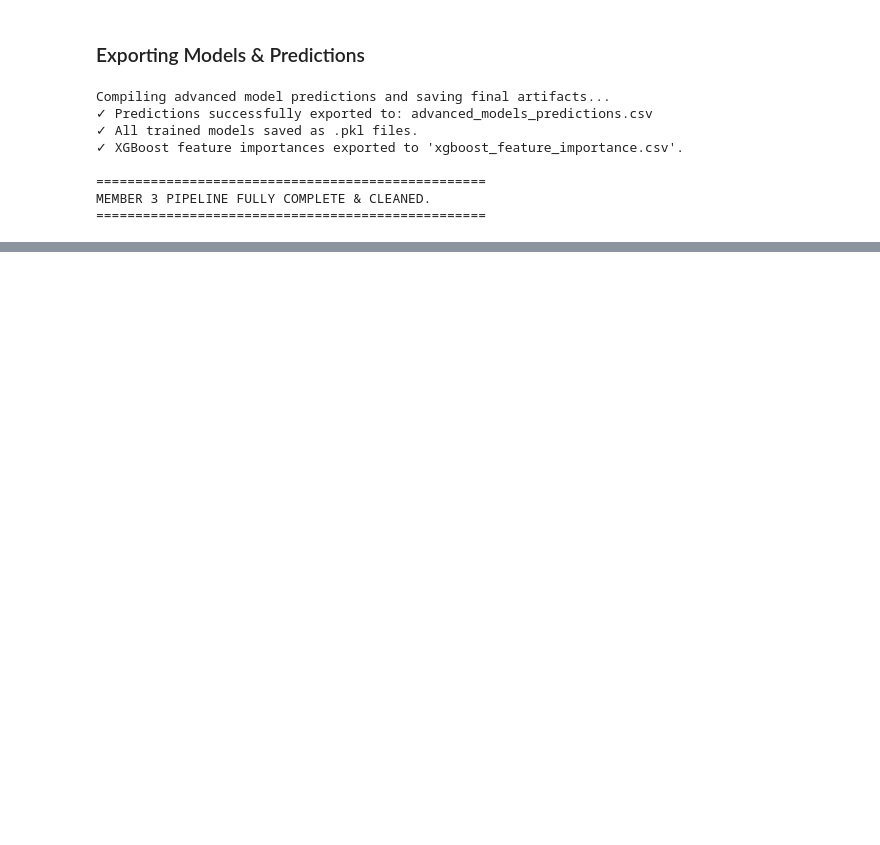
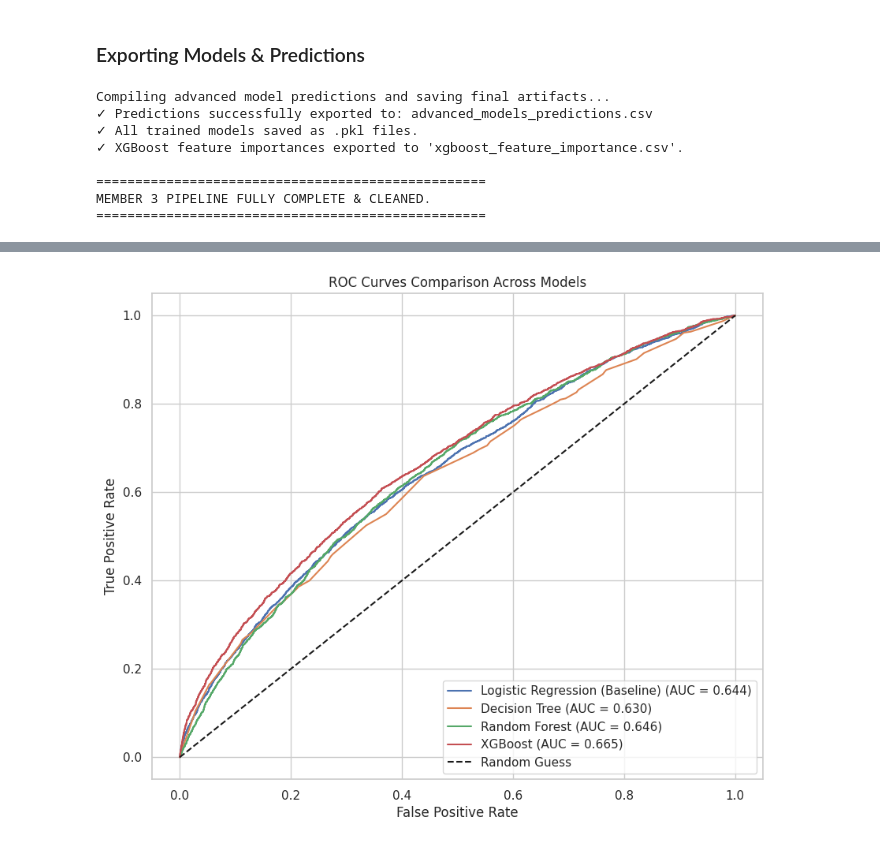
Before and after one commit to Malith-Kanishka/2026-AI-21-Diabetes, a Jupyter notebook: 2026-ai-21-diabete.ipynb, the cells around one changed output, grey strips where cells are left out. Drawn from its saved outputs; the diff is of its cells as text; code cells hidden in the pictures; blank space fills up the shorter version.

Commit message:
Kaggle Notebook | 2026-AI-21-Diabetes | Model Evaluation

```diff
--- a/2026-ai-21-diabete.ipynb
+++ b/2026-ai-21-diabete.ipynb
@@ -957,0 +961,5 @@ MEMBER 3 PIPELINE FULLY COMPLETE & CLEANED.
+# %%
+# Run this cell to automatically find your logistic regression model variable name
+for name, obj in list(globals().items()):
+    if 'logistic' in type(obj).__name__.lower() or 'lr' in name.lower() or 'logistic' in name.lower():
+        print(f"Found variable: '{name}' (Type: {type(obj)})")
@@ -957,0 +969,6 @@ MEMBER 3 PIPELINE FULLY COMPLETE & CLEANED.
+# %%
+# Run this to find the exact variable names for your other models
+for name, obj in list(globals().items()):
+    obj_type = type(obj).__name__.lower()
+    if any(keyword in obj_type or keyword in name.lower() for keyword in ['tree', 'forest', 'xgb', 'gradient', 'classif']):
+        print(f"Found variable: '{name}' (Type: {type(obj)})")
@@ -957,0 +989,68 @@ MEMBER 3 PIPELINE FULLY COMPLETE & CLEANED.
+# %%
+from sklearn.metrics import (
+    classification_report,
+    confusion_matrix,
+    roc_auc_score,
+    roc_curve
+)
+import matplotlib.pyplot as plt
+import seaborn as sns
+import pandas as pd
+import numpy as np
+
+def evaluate_classification_models(models_dict, X_test, y_test):
+    """
+    Evaluates models safely by using raw numpy arrays (.values) to avoid
+    feature-name mismatch errors across different model types (sklearn vs xgboost).
+    """
+    evaluation_results = []
+    plt.figure(figsize=(10, 8))
+
+    # Convert X_test to numpy array to bypass strict feature name checks across models
+    X_test_array = X_test.values if hasattr(X_test, "values") else X_test
+
+    for name, model in models_dict.items():
+        y_pred = model.predict(X_test_array)
+        if hasattr(model, "predict_proba"):
+            y_prob = model.predict_proba(X_test_array)[:, 1]
+            roc_auc = roc_auc_score(y_test, y_prob)
+            fpr, tpr, _ = roc_curve(y_test, y_prob)
+            plt.plot(fpr, tpr, label=f"{name} (AUC = {roc_auc:.3f})")
+        else:
+            roc_auc = None
+
+        report = classification_report(y_test, y_pred, output_dict=True)
+
+        print(f"================ {name} Evaluation ================")
+        print(classification_report(y_test, y_pred))
+        print(f"ROC-AUC: {roc_auc if roc_auc else 'N/A'}\n")
+
+        evaluation_results.append({
+            "Model": name,
+            "Accuracy": report["accuracy"],
+            "Precision (Class 1)": report["1"]["precision"],
+            "Recall (Class 1)": report["1"]["recall"],
+            "F1-Score (Class 1)": report["1"]["f1-score"],
+            "ROC-AUC": roc_auc
+        })
+
+    plt.plot([0, 1], [0, 1], 'k--', label='Random Guess')
+    plt.xlabel('False Positive Rate')
+    plt.ylabel('True Positive Rate')
+    plt.title('ROC Curves Comparison Across Models')
+    plt.legend(loc='lower right')
+    plt.show()
+
+    return pd.DataFrame(evaluation_results)
+
+# Run the evaluation with all four models smoothly!
+trained_models = {
+    "Logistic Regression (Baseline)": model,
+    "Decision Tree": dt_model_v2,
+    "Random Forest": rf_model_v2,
+    "XGBoost": xgb_model_v2
+}
+
+evaluation_df = evaluate_classification_models(trained_models, X_test, y_test)
+display(evaluation_df)
+# %% [output]
@@ -957,0 +1091 @@ MEMBER 3 PIPELINE FULLY COMPLETE & CLEANED.
+[figure, added]
```
Also changed, not shown: parts of 14 cells of this notebook.
